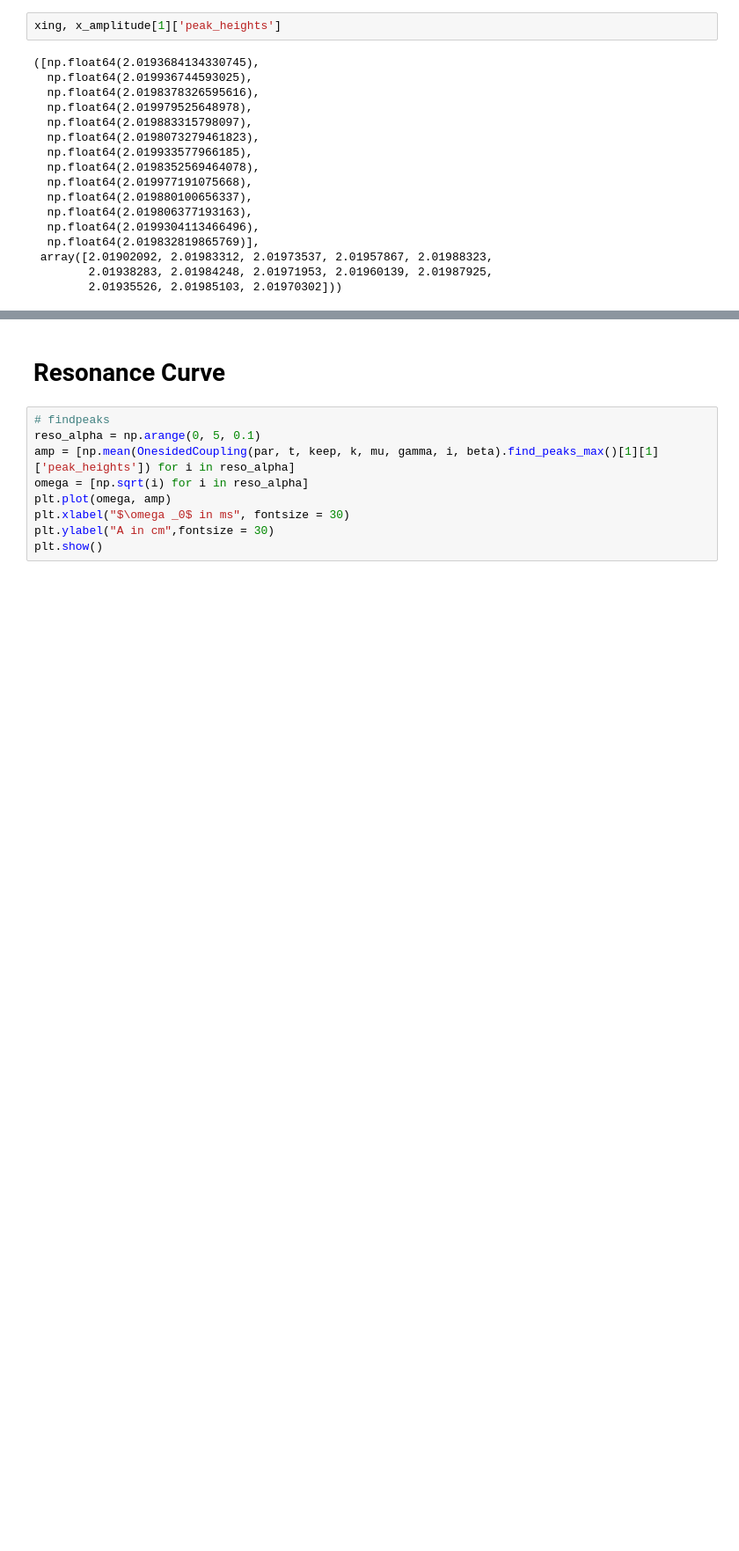
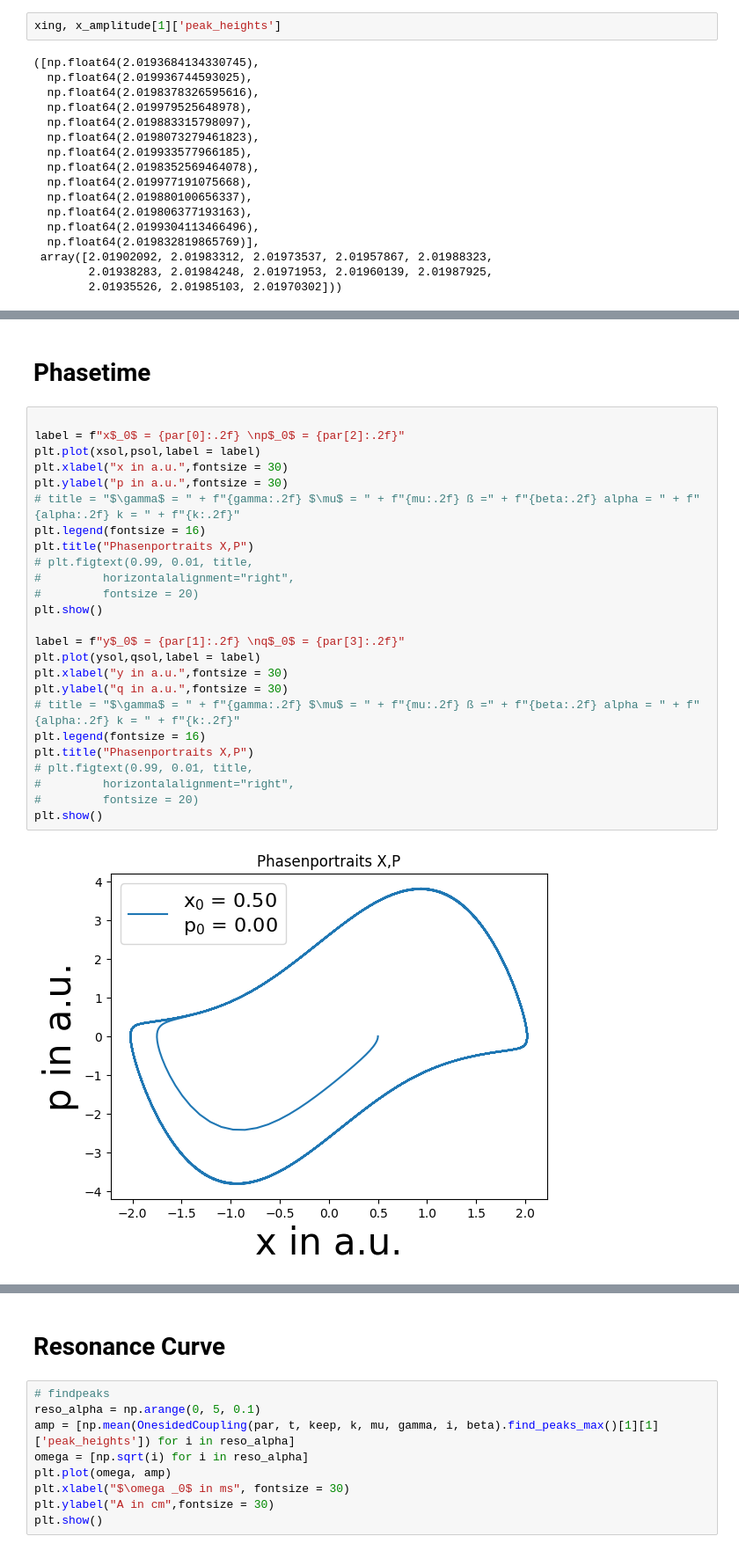
Before and after one commit to huyenanh-nguyen/daniel_model, a Jupyter notebook: ODE/simulation.ipynb, the cells around one changed output, grey strips where cells are left out. Shown at 88% size. Drawn from its saved outputs; the diff is of its cells as text; blank space fills up the shorter version.

```diff
--- a/ODE/simulation.ipynb
+++ b/ODE/simulation.ipynb
@@ -141,0 +142,29 @@ $\gamma$ = 0.10, ß = 0.20, $\alpha$ = 0.10, $\mu$ = 2.00, x$_0$ = 0.50, y$_0$ =
+# %% [markdown]
+# Phasetime
+# %%
+
+label = f"x$_0$ = {par[0]:.2f} \np$_0$ = {par[2]:.2f}"
+plt.plot(xsol,psol,label = label)
+plt.xlabel("x in a.u.",fontsize = 30)
+plt.ylabel("p in a.u.",fontsize = 30)
+# title = "$\gamma$ = " + f"{gamma:.2f} $\mu$ = " + f"{mu:.2f} ß =" + f"{beta:.2f} alpha = " + f"{alpha:.2f} k = " + f"{k:.2f}"
+plt.legend(fontsize = 16)
+plt.title("Phasenportraits X,P")
+# plt.figtext(0.99, 0.01, title,
+#         horizontalalignment="right",
+#         fontsize = 20)
+plt.show()
+
+label = f"y$_0$ = {par[1]:.2f} \nq$_0$ = {par[3]:.2f}"
+plt.plot(ysol,qsol,label = label)
+plt.xlabel("y in a.u.",fontsize = 30)
+plt.ylabel("q in a.u.",fontsize = 30)
+# title = "$\gamma$ = " + f"{gamma:.2f} $\mu$ = " + f"{mu:.2f} ß =" + f"{beta:.2f} alpha = " + f"{alpha:.2f} k = " + f"{k:.2f}"
+plt.legend(fontsize = 16)
+plt.title("Phasenportraits X,P")
+# plt.figtext(0.99, 0.01, title,
+#         horizontalalignment="right",
+#         fontsize = 20)
+plt.show()
+# %% [output]
+[figure, added]
```
Also changed, not shown: parts of 6 cells of this notebook.
